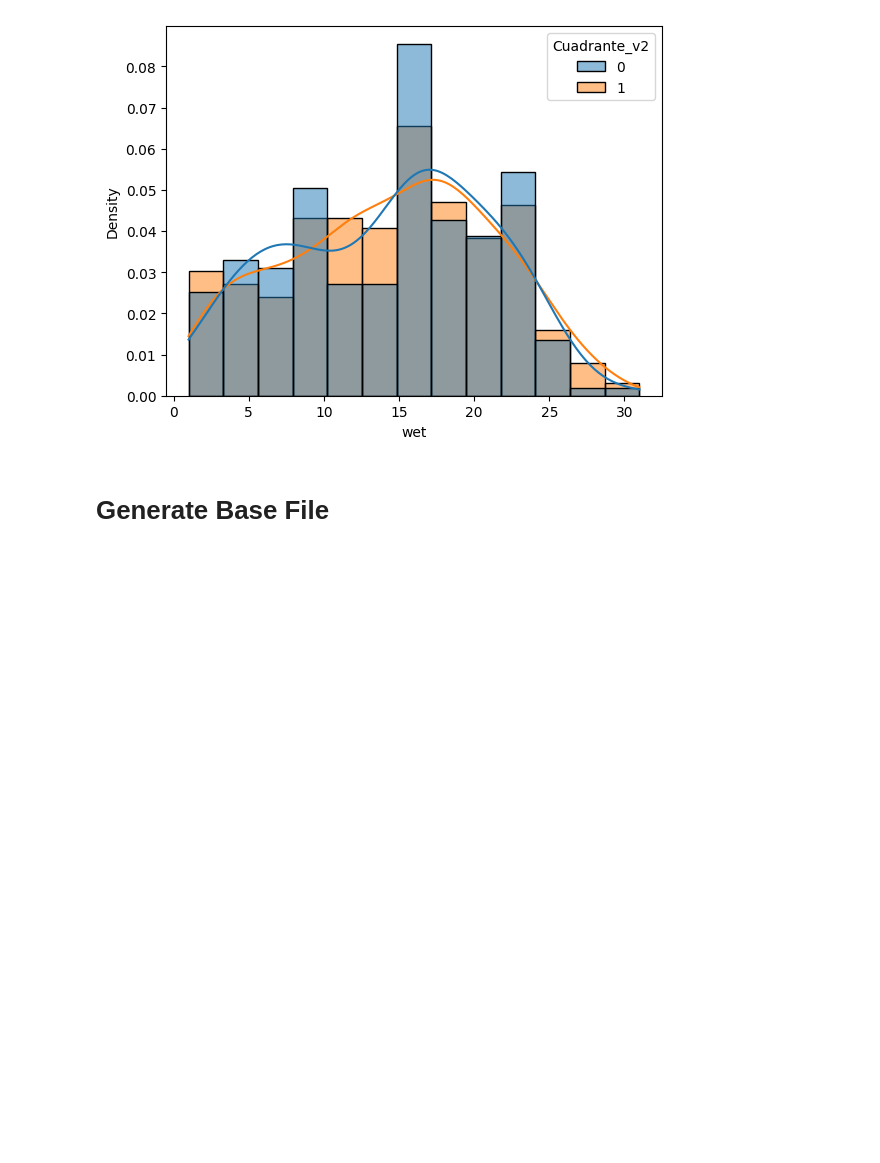
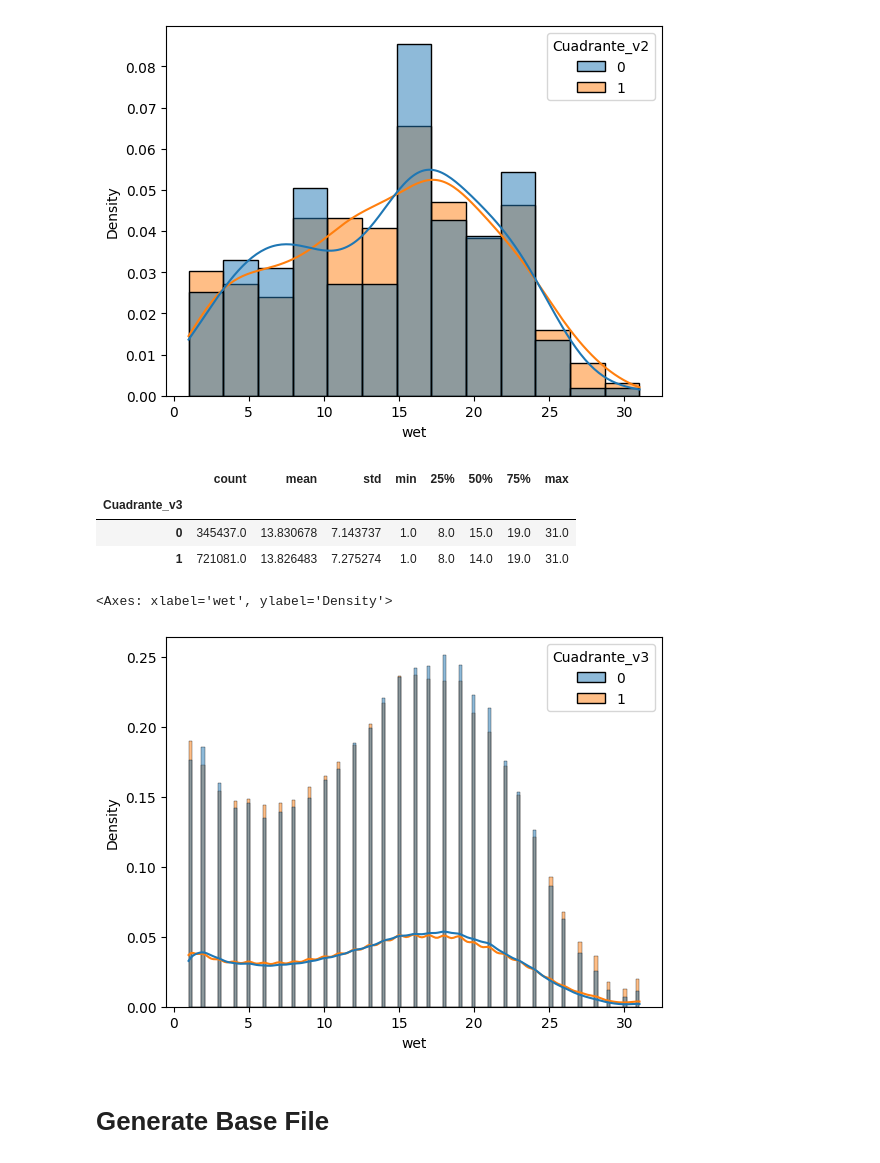
Before and after one commit to gabodabo-uno/DLA2501---Deep-Learning-Avanzado, a Jupyter notebook: Flood forecasting/3. Programas/02_Save_Gridded_TimeSeries.ipynb, the cells around one changed output. Cells and saved outputs as stored; diff of their text form; code cells hidden in the pictures; blank space fills up the shorter version.

```diff
--- a/Flood forecasting/3. Programas/02_Save_Gridded_TimeSeries.ipynb
+++ b/Flood forecasting/3. Programas/02_Save_Gridded_TimeSeries.ipynb
@@ -553,0 +690,6 @@ Name: proportion, dtype: float64
+# %%
+casos = [
+    consol_df['lat'] <= cs(consol_df['lon']) # costa
+         ]
+resultados = [0]
+consol_df['Cuadrante_v3'] = np.select(casos, resultados, default=1) # El Sierra y selva
@@ -584,3 +733,15 @@ sns.histplot(data=consol_df[consol_df['CODMES']==202412], x='wet', hue='Cuadrant
 # %% [output]
 <Axes: xlabel='wet', ylabel='Density'>
 [figure]
+# %%
+consol_df.groupby('Cuadrante_v3')['wet'].describe()
+# %% [output]
+|  | count | mean | std | min | 25% | 50% | 75% | max |
+| Cuadrante_v3 |  |  |  |  |  |  |  |  |
+| 0 | 345437.0 | 13.830678 | 7.143737 | 1.0 | 8.0 | 15.0 | 19.0 | 31.0 |
+| 1 | 721081.0 | 13.826483 | 7.275274 | 1.0 | 8.0 | 14.0 | 19.0 | 31.0 |
+# %%
+sns.histplot(data=consol_df, x='wet', hue='Cuadrante_v3', kde=True, stat='density', common_norm=False)
+# %% [output]
+<Axes: xlabel='wet', ylabel='Density'>
+[figure, added]
```
Also changed, not shown: parts of 13 cells of this notebook, 1 other file.
